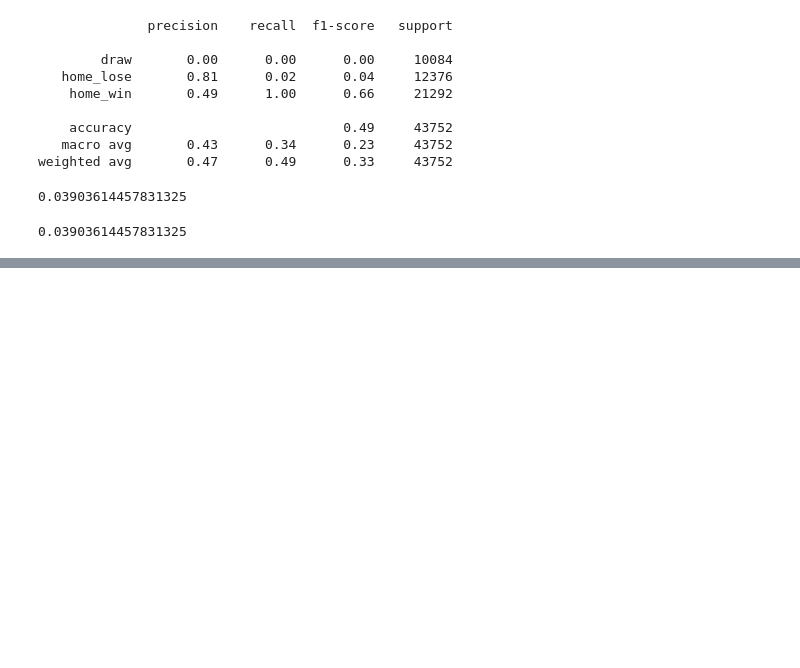
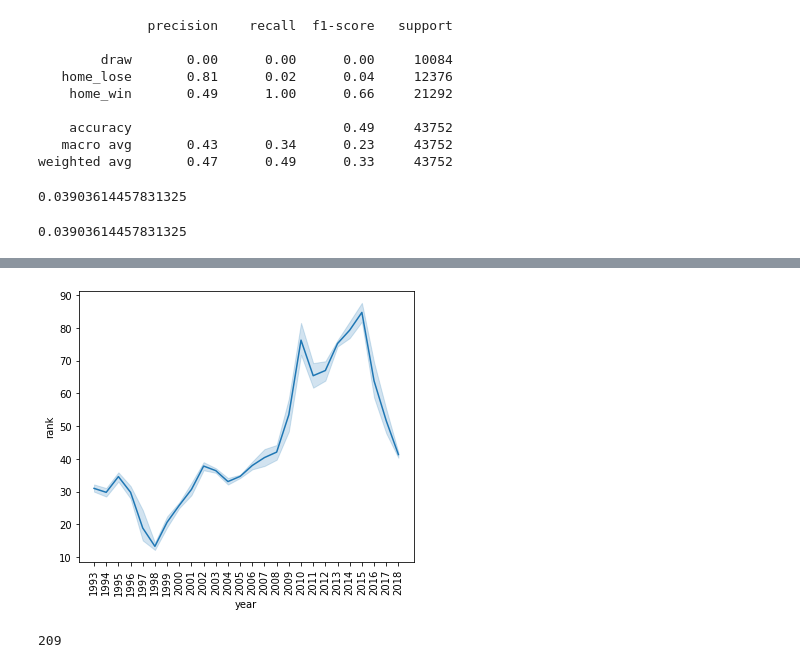
Before and after one commit to Omaraitbenhaddi/ODC-World-Cup-2022-Predictions, a Jupyter notebook: notebooks/data_exploration.ipynb, the cells around one changed output, grey strips where cells are left out. Drawn from its saved outputs; the diff is of its cells as text; code cells hidden in the pictures; blank space fills up the shorter version.

```diff
--- a/notebooks/data_exploration.ipynb
+++ b/notebooks/data_exploration.ipynb
@@ -231,0 +312,11 @@ recall = .02
+# %%
+plt.figure(figsize=(6, 5))
+sns.lineplot(x='year', y='rank', data=fr.query('country_full=="Morocco"'))
+plt.xticks(rotation=90)
+plt.show()
+# %% [output]
+[figure, added]
+# %%
+fr['rank'].max()
+# %% [output]
+209
```
Also changed, not shown: parts of 17 cells of this notebook.
